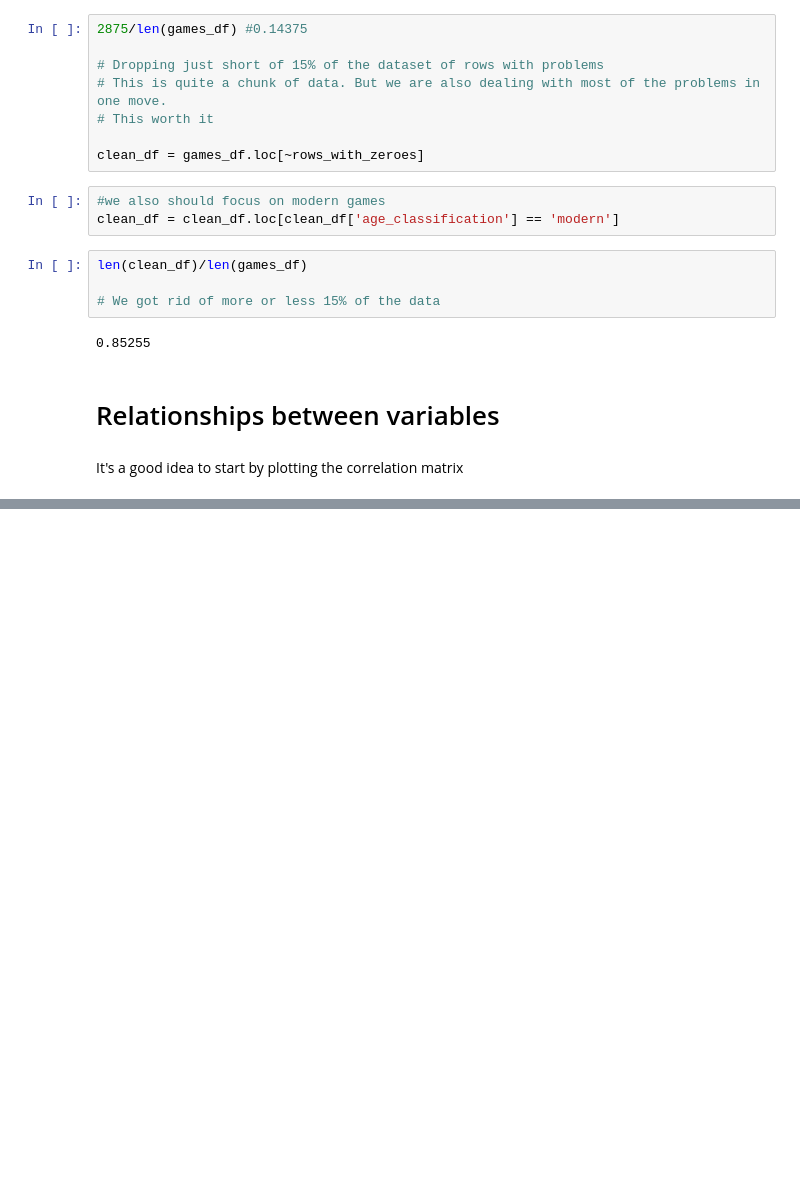
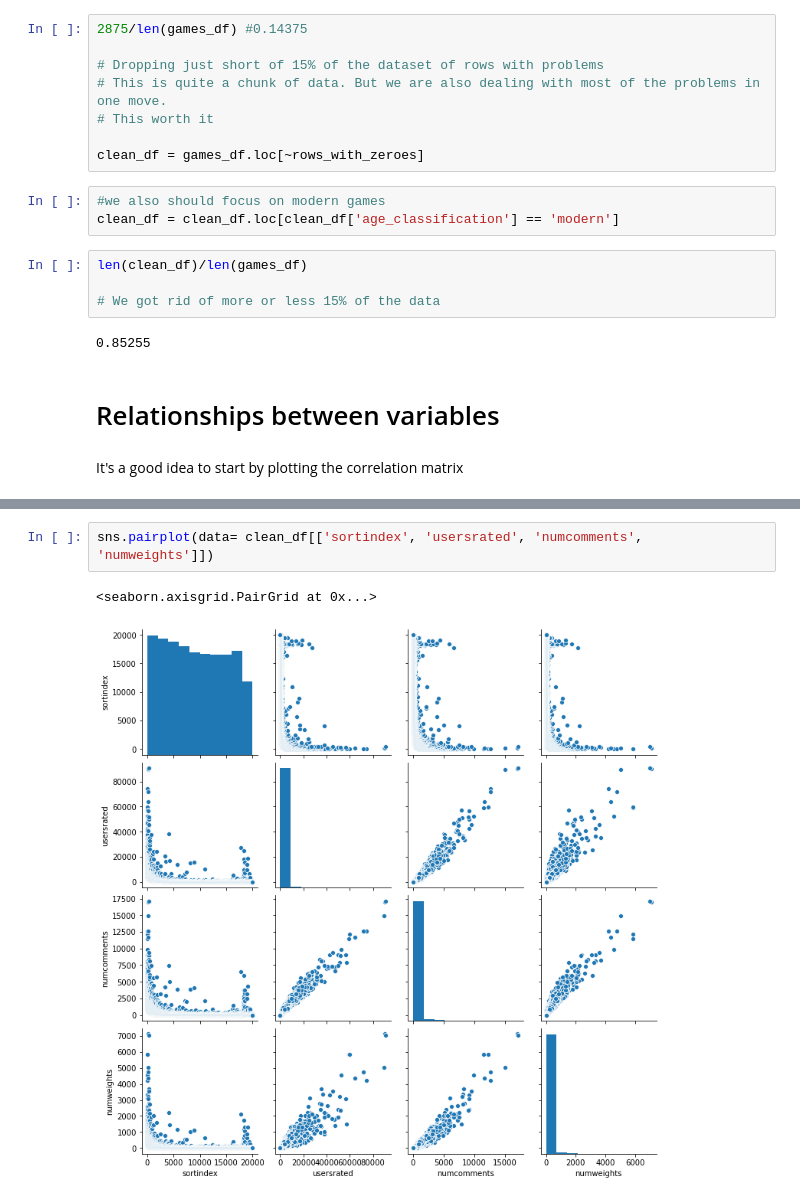
Before and after one commit to atiagosoares/board_games_analisys, a Jupyter notebook: eda.ipynb, the cells around one changed output, grey strips where cells are left out. Drawn from its saved outputs; the diff is of its cells as text; blank space fills up the shorter version.

```diff
--- a/eda.ipynb
+++ b/eda.ipynb
@@ -605,0 +609,5 @@ clean_df.corr()
+# %%
+sns.pairplot(data= clean_df[['sortindex', 'usersrated', 'numcomments', 'numweights']])
+# %% [output]
+<seaborn.axisgrid.PairGrid at 0x...>
+[figure, added]
```
Also changed, not shown: parts of 19 cells of this notebook.
